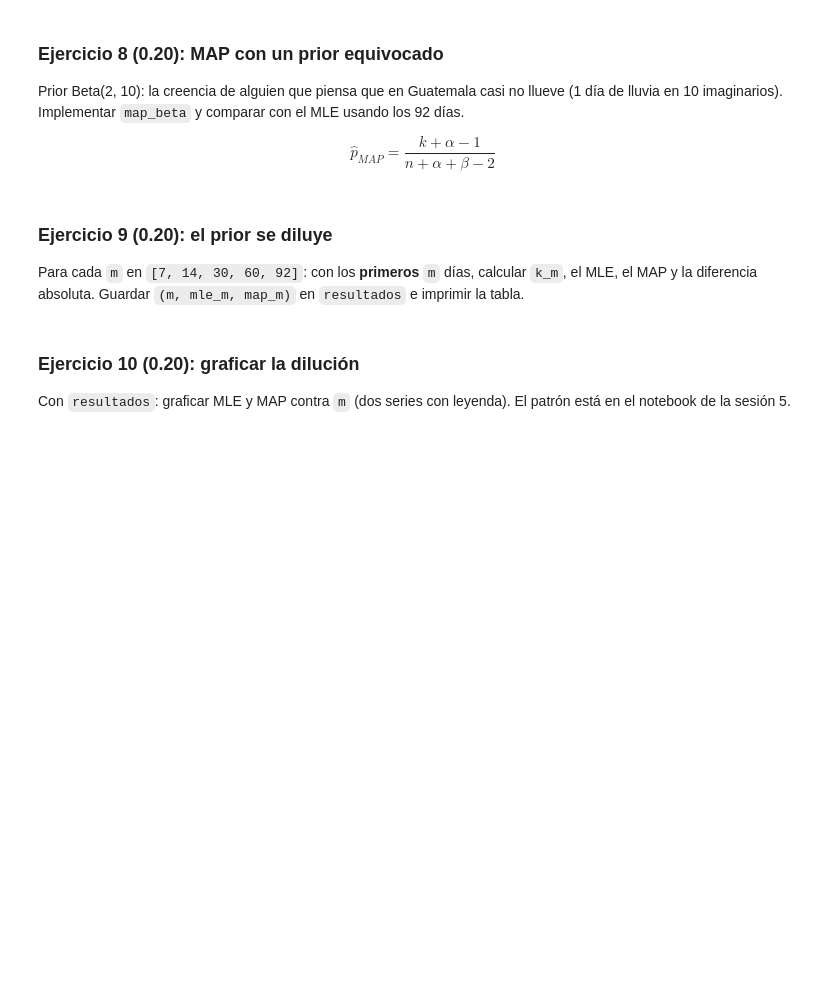
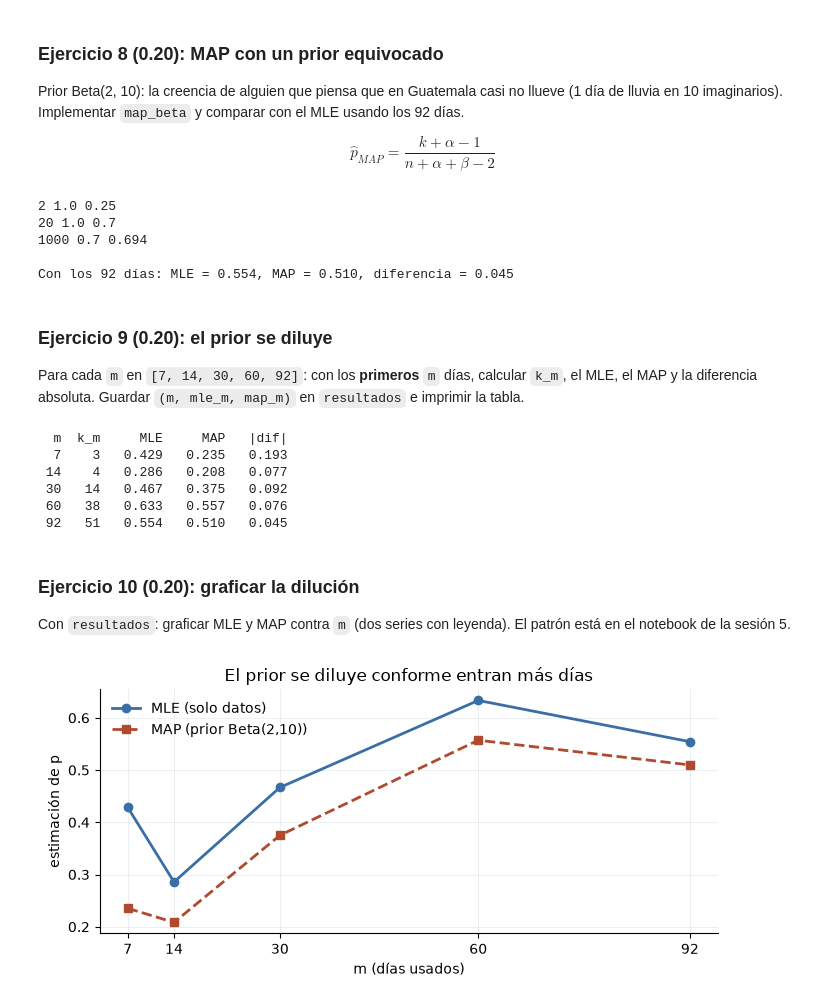
Before and after one commit to George11Albadr/Data-Science, a Jupyter notebook: HDT2/HDT2.ipynb, the cells around one changed output. Drawn from its saved outputs; the diff is of its cells as text; code cells hidden in the pictures; blank space fills up the shorter version.

```diff
--- a/HDT2/HDT2.ipynb
+++ b/HDT2/HDT2.ipynb
@@ -167,14 +198,28 @@ Prior Beta(2, 10): la creencia de alguien que piensa que en Guatemala casi no ll
 
 $$\hat{p}_{MAP} = \frac{k + \alpha - 1}{n + \alpha + \beta - 2}$$
 # %%
+def mle(k_demo, n_demo):
+    return k_demo / n_demo
+
 def map_beta(k, n, a=2, b=10):
-    # ¿Qué va aquí?
-    pass
+    return (k + a - 1) / (n + a + b - 2)
+
+# el prior pesa distinto segun cuantos datos haya (n_demo, MLE, MAP)
+for k_demo, n_demo in [(2, 2), (20, 20), (700, 1000)]:
+    print(n_demo, round(mle(k_demo, n_demo), 3), round(map_beta(k_demo, n_demo), 3))
 
 # comparar MLE y MAP con los 92 días
+print(f"\nCon los {n} días: MLE = {mle(k, n):.3f}, MAP = {map_beta(k, n):.3f}, "
+      f"diferencia = {abs(mle(k, n) - map_beta(k, n)):.3f}")
 
 # Verificación (descomentar):
-# assert round(map_beta(k, n), 3) == 0.510
+assert round(map_beta(k, n), 3) == 0.510
+# %% [output]
+2 1.0 0.25
+20 1.0 0.7
+1000 0.7 0.694
+
+Con los 92 días: MLE = 0.554, MAP = 0.510, diferencia = 0.045
 # %% [markdown]
 ### Ejercicio 9 (0.20): el prior se diluye
 
@@ -183,20 +228,44 @@ Para cada `m` en `[7, 14, 30, 60, 92]`: con los **primeros** `m` días, calcular
 ns = [7, 14, 30, 60, 92]
 resultados = []
 
+print(f"{'m':>3} {'k_m':>4} {'MLE':>7} {'MAP':>7} {'|dif|':>7}")
 for m in ns:
     k_m = int(clima["llovio"][:m].sum())
-    # ¿Qué va aquí? mle_m, map_m, agregar a resultados, imprimir
-    pass
+    mle_m = mle(k_m, m)
+    map_m = map_beta(k_m, m)
+    resultados.append((m, mle_m, map_m))
+    print(f"{m:>3} {k_m:>4} {mle_m:>7.3f} {map_m:>7.3f} {abs(mle_m - map_m):>7.3f}")
 
 # Verificación (descomentar):
-# difs = [abs(mle_m - map_m) for _, mle_m, map_m in resultados]
-# assert round(difs[0], 2) == 0.19 and round(difs[-1], 2) == 0.04
+difs = [abs(mle_m - map_m) for _, mle_m, map_m in resultados]
+assert round(difs[0], 2) == 0.19 and round(difs[-1], 2) == 0.04
+# %% [output]
+  m  k_m     MLE     MAP   |dif|
+  7    3   0.429   0.235   0.193
+ 14    4   0.286   0.208   0.077
+ 30   14   0.467   0.375   0.092
+ 60   38   0.633   0.557   0.076
+ 92   51   0.554   0.510   0.045
 # %% [markdown]
 ### Ejercicio 10 (0.20): graficar la dilución
 
 Con `resultados`: graficar MLE y MAP contra `m` (dos series con leyenda). El patrón está en el notebook de la sesión 5.
 # %%
-# ¿Qué va aquí?
+ms, mles, maps = zip(*resultados)
+
+fig, ax = plt.subplots(figsize=(7, 3.4))
+ax.plot(ms, mles, color=AZUL, lw=2, marker="o", label="MLE (solo datos)")
+ax.plot(ms, maps, color=ROJO, lw=2, marker="s", ls="--", label="MAP (prior Beta(2,10))")
+ax.set_xlabel("m (días usados)")
+ax.set_ylabel("estimación de p")
+ax.set_title("El prior se diluye conforme entran más días")
+ax.set_xticks(ms)
+ax.legend(frameon=False)
+eje_limpio(ax)
+plt.tight_layout()
+plt.show()
+# %% [output]
+[figure, added]
 # %% [markdown]
 ## Parte C · Criterio (0.2 pt)
 
```
Also changed, not shown: parts of 7 cells of this notebook, 2 other files.
